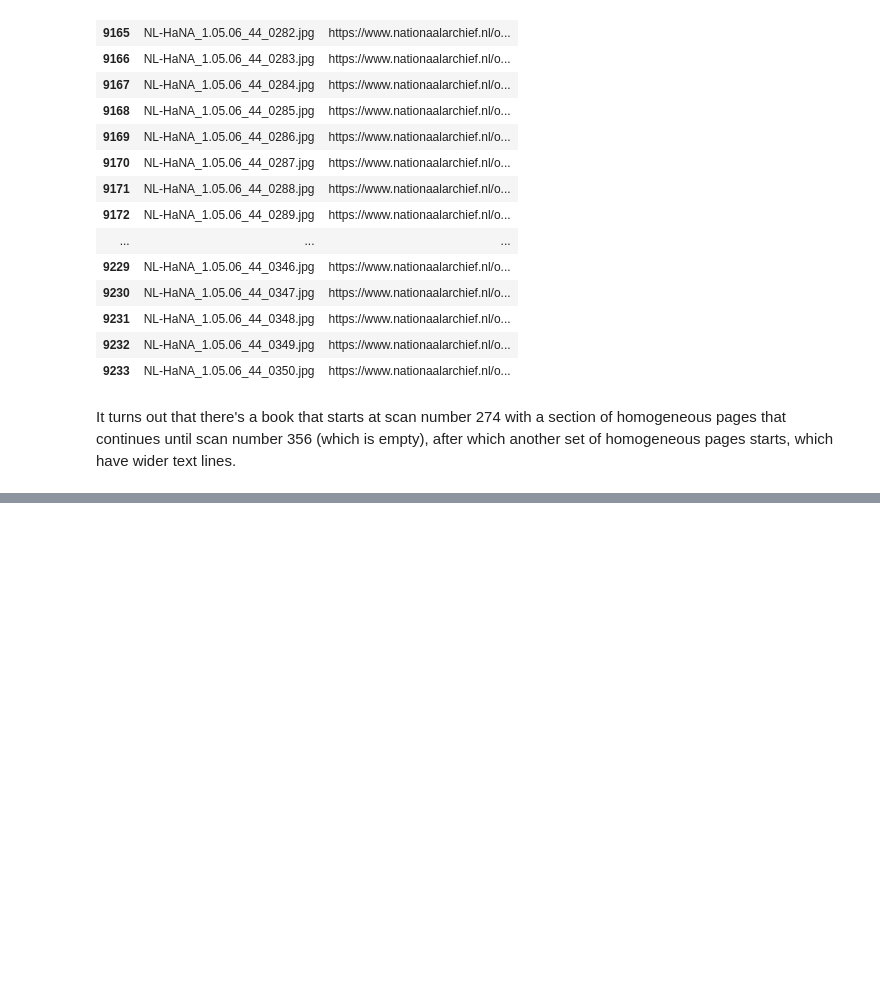
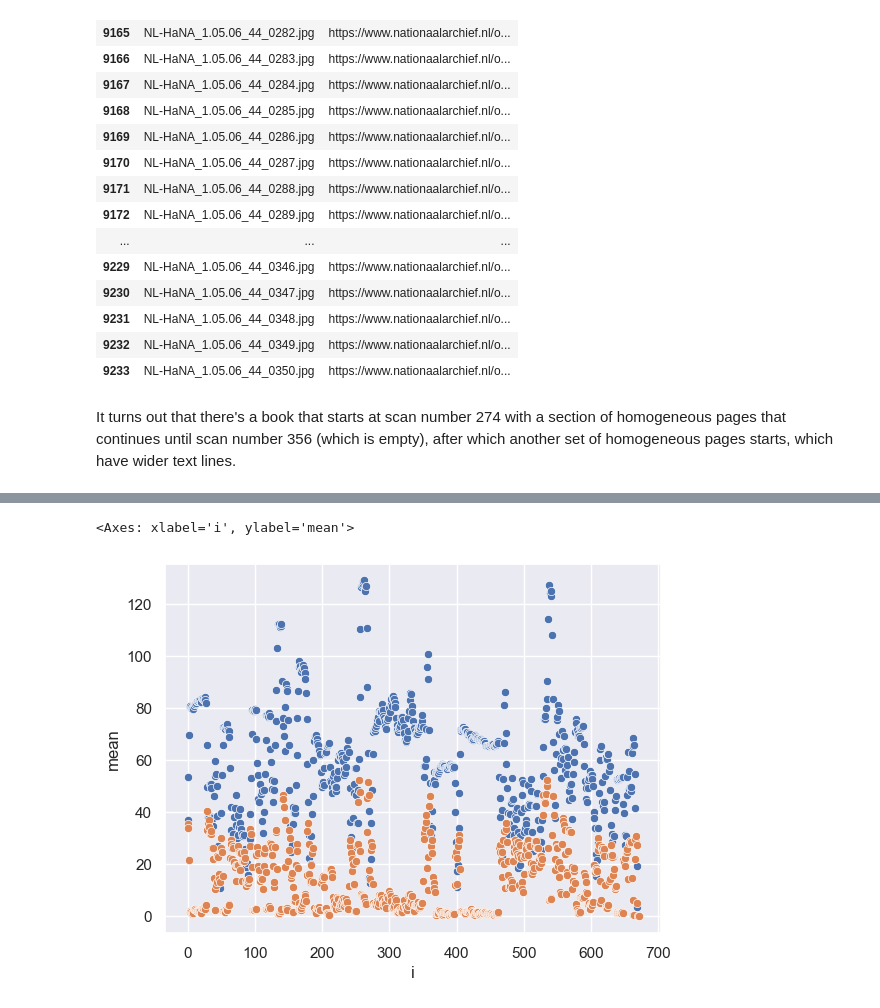
Before and after one commit to knaw-huc/pagexml, a Jupyter notebook: notebooks/Demo-analysing-scan-characteristics-book-sections.ipynb, the cells around one changed output, grey strips where cells are left out. Cells and saved outputs as stored; diff of their text form; code cells hidden in the pictures; blank space fills up the shorter version.

```diff
--- a/notebooks/Demo-analysing-scan-characteristics-book-sections.ipynb
+++ b/notebooks/Demo-analysing-scan-characteristics-book-sections.ipynb
@@ -161,0 +281,20 @@ It turns out that there's a book that starts at scan number 274 with a section o
+# %%
+def sliding_window_stats(seq, window_size: int = 5):
+    seq = np.array(seq)
+    window_stats = []
+    for i in range(len(seq)):
+        window = seq[i:i+window_size]
+        stats = {
+            'i': i, 'min': window.min(), 'max': window.max(),
+            'median': np.median(window), 'mean': window.mean(),
+            'std': window.std()
+        }
+        window_stats.append(stats)
+    return pd.DataFrame(window_stats)
+# %%
+ws = sliding_window_stats(inv_44.lines, window_size=5)
+sns.scatterplot(ws, x='i', y='mean')
+sns.scatterplot(ws, x='i', y='std')
+# %% [output]
+<Axes: xlabel='i', ylabel='mean'>
+[figure, added]
```
Also changed, not shown: parts of 17 cells of this notebook, 14 other files.
